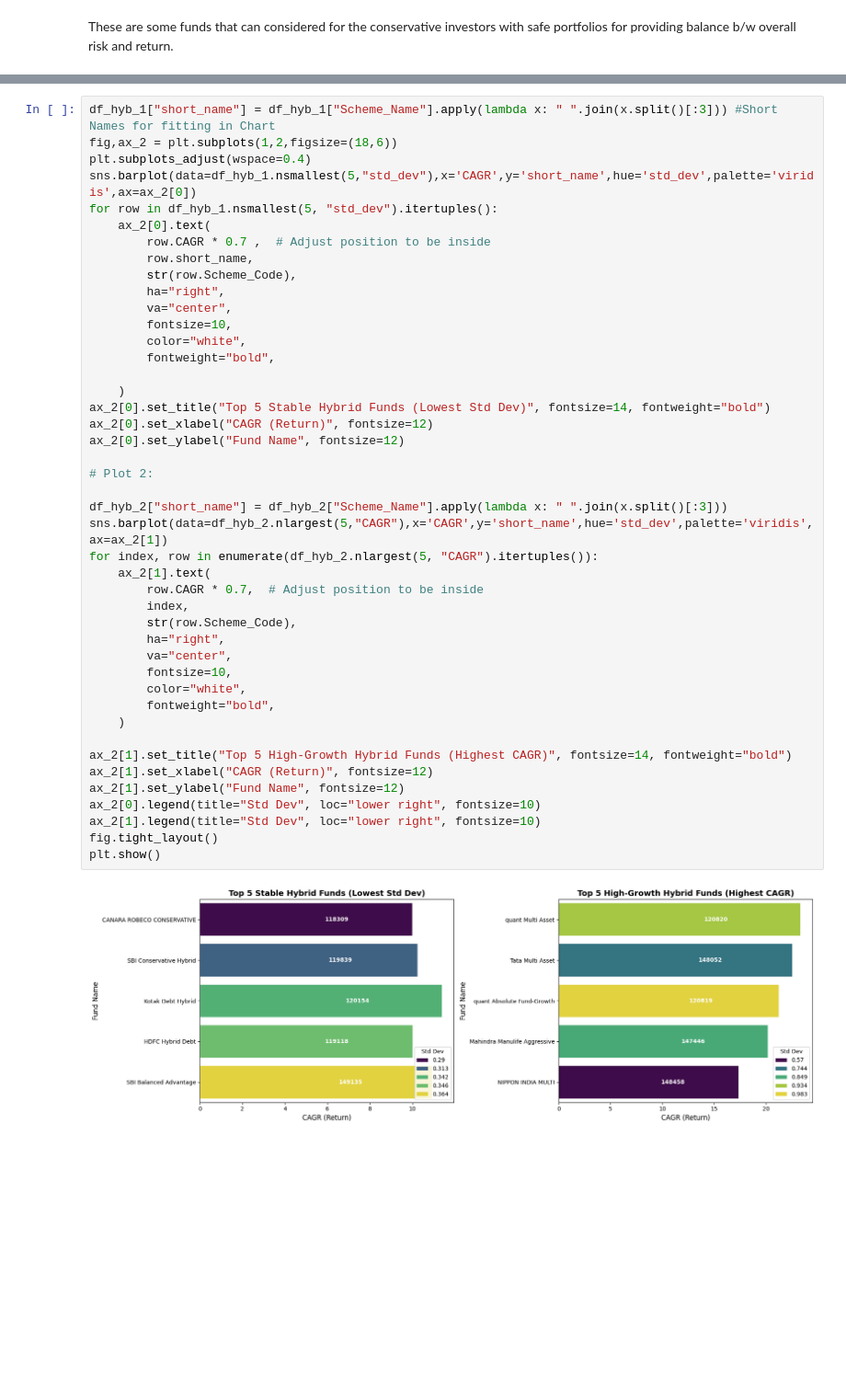
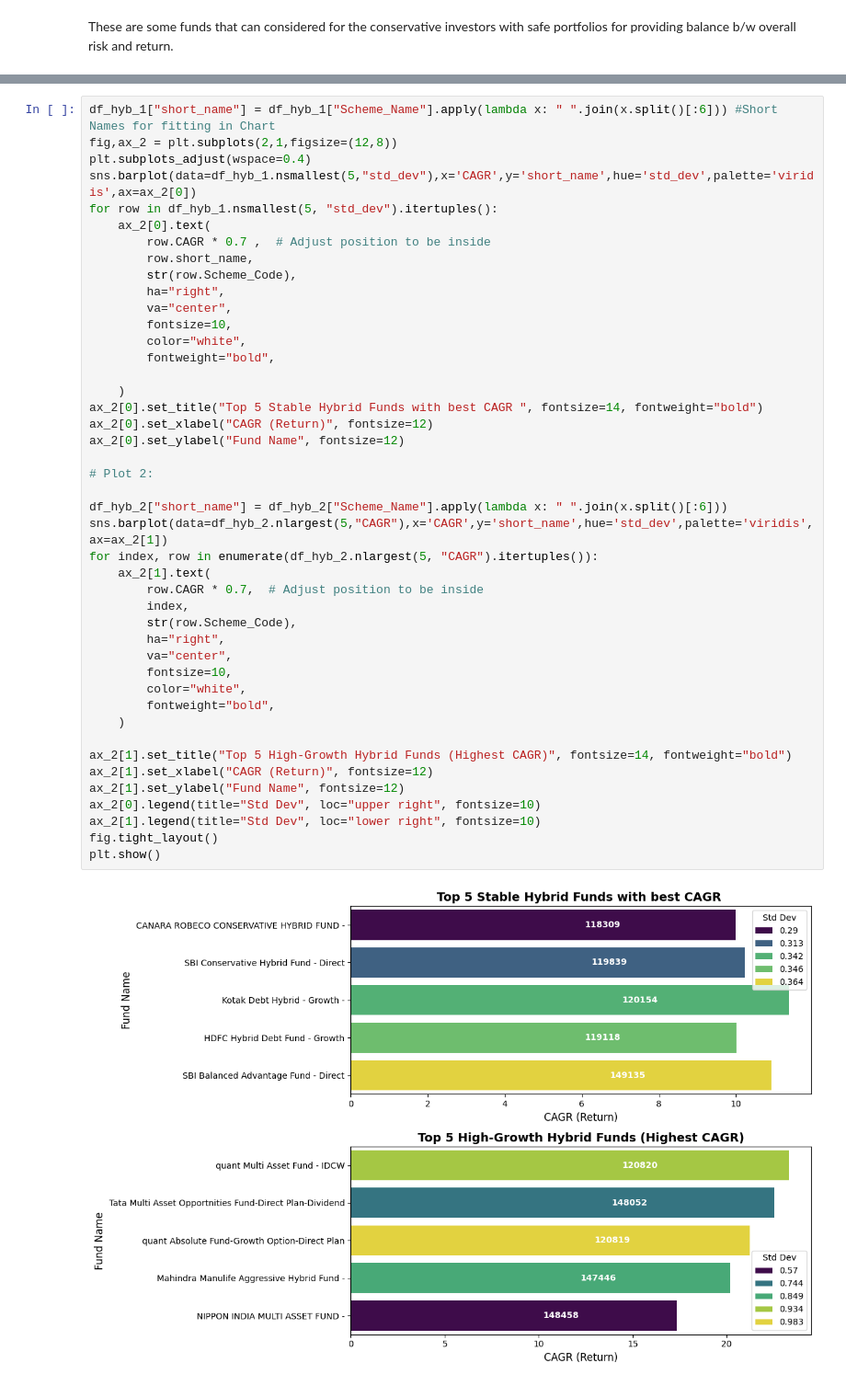
Before and after one commit to Arib-Mustafa/Mutual_Funds_DA_Project, a Jupyter notebook: 3_Hybrid_funds.ipynb, the cells around one changed output, grey strips where cells are left out. Shown at 92% size. Saved outputs shown, nothing was run; the diff lists cells and outputs as text; blank space fills up the shorter version.

```diff
--- a/3_Hybrid_funds.ipynb
+++ b/3_Hybrid_funds.ipynb
@@ -88,6 +104,6 @@ fig.tight_layout()
 # %%
-df_hyb_1["short_name"] = df_hyb_1["Scheme_Name"].apply(lambda x: " ".join(x.split()[:3])) #Short Names for fitting in Chart
-fig,ax_2 = plt.subplots(1,2,figsize=(18,6))
+df_hyb_1["short_name"] = df_hyb_1["Scheme_Name"].apply(lambda x: " ".join(x.split()[:6])) #Short Names for fitting in Chart
+fig,ax_2 = plt.subplots(2,1,figsize=(12,8))
 plt.subplots_adjust(wspace=0.4)
 sns.barplot(data=df_hyb_1.nsmallest(5,"std_dev"),x='CAGR',y='short_name',hue='std_dev',palette='viridis',ax=ax_2[0])
 for row in df_hyb_1.nsmallest(5, "std_dev").itertuples():
@@ -100,34 +116,34 @@ for row in df_hyb_1.nsmallest(5, "std_dev").itertuples():
         fontsize=10,
         color="white",
         fontweight="bold",
 
     )
-ax_2[0].set_title("Top 5 Stable Hybrid Funds (Lowest Std Dev)", fontsize=14, fontweight="bold")
+ax_2[0].set_title("Top 5 Stable Hybrid Funds with best CAGR ", fontsize=14, fontweight="bold")
 ax_2[0].set_xlabel("CAGR (Return)", fontsize=12)
 ax_2[0].set_ylabel("Fund Name", fontsize=12)
 
 # Plot 2:
 
-df_hyb_2["short_name"] = df_hyb_2["Scheme_Name"].apply(lambda x: " ".join(x.split()[:3]))
+df_hyb_2["short_name"] = df_hyb_2["Scheme_Name"].apply(lambda x: " ".join(x.split()[:6]))
 sns.barplot(data=df_hyb_2.nlargest(5,"CAGR"),x='CAGR',y='short_name',hue='std_dev',palette='viridis',ax=ax_2[1])
 for index, row in enumerate(df_hyb_2.nlargest(5, "CAGR").itertuples()):
     ax_2[1].text(
         row.CAGR * 0.7,  # Adjust position to be inside
         index,
         str(row.Scheme_Code),
         ha="right",
         va="center",
         fontsize=10,
         color="white",
         fontweight="bold",
     )
 
 ax_2[1].set_title("Top 5 High-Growth Hybrid Funds (Highest CAGR)", fontsize=14, fontweight="bold")
 ax_2[1].set_xlabel("CAGR (Return)", fontsize=12)
 ax_2[1].set_ylabel("Fund Name", fontsize=12)
-ax_2[0].legend(title="Std Dev", loc="lower right", fontsize=10)
+ax_2[0].legend(title="Std Dev", loc="upper right", fontsize=10)
 ax_2[1].legend(title="Std Dev", loc="lower right", fontsize=10)
 fig.tight_layout()
 plt.show()
 # %% [output]
-[figure, old version]
+[figure, new version]
```
Also changed, not shown: parts of 3 cells of this notebook, 3 other files.
